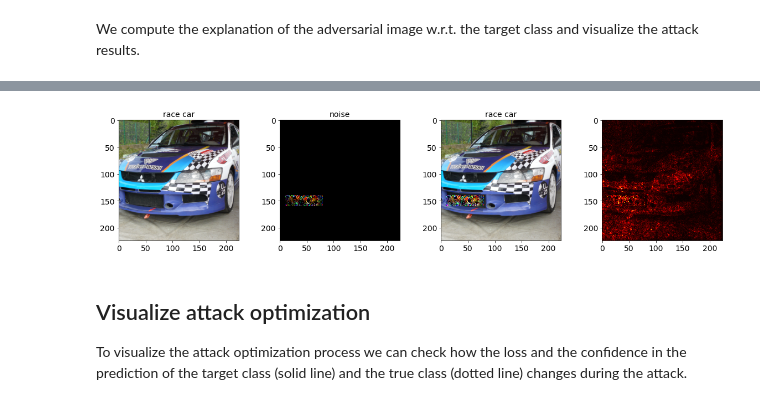
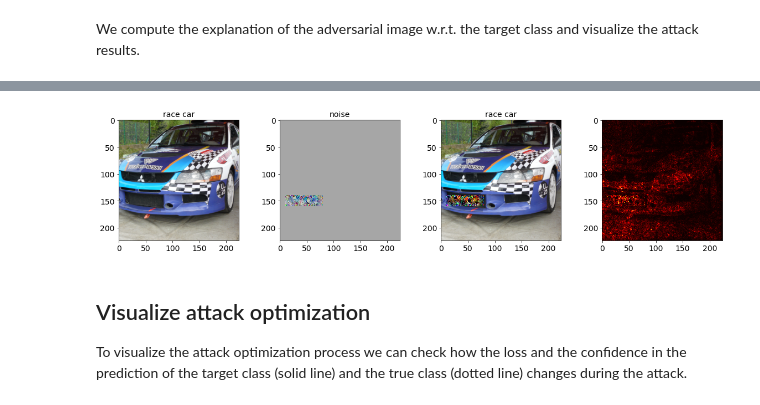
Before and after one commit to pralab/secml, a Jupyter notebook: tutorials/11-ImageNet_advanced.ipynb, the cells around one changed output, grey strips where cells are left out. Drawn from its saved outputs; the diff is of its cells as text; code cells hidden in the pictures.

```diff
--- a/tutorials/11-ImageNet_advanced.ipynb
+++ b/tutorials/11-ImageNet_advanced.ipynb
@@ -201,7 +201,6 @@ We compute the explanation of the adversarial image w.r.t. the target class and
 # compute the explanations w.r.t. the target class
 explainer = CExplainerIntegratedGradients(clf)
 expl = explainer.explain(adv_img, y=target_idx, m=300)
-
 
 fig = CFigure(height=4, width=20, fontsize=14)
 
@@ -209,10 +208,17 @@ fig.subplot(1, 4, 1)
 # plot the original image
 fig = plot_img(fig, img, label=pred_label)
 
+# compute the adversarial perturbation
+adv_noise =  adv_img - img
+
+# normalize perturbation for visualization
+diff_img = img - adv_img
+diff_img -= diff_img.min()
+diff_img /= diff_img.max()
+
+# plot the adversarial perturbation
 fig.subplot(1, 4, 2)
-# plot the perturbation
-adv_noise =  adv_img - img
-fig = plot_img(fig, adv_noise, label='noise')
+fig = plot_img(fig, diff_img, label='noise')
 
 fig.subplot(1, 4, 3)
 # plot the adversarial image
@@ -238,4 +242,4 @@ W1220 17:27:23.638270 140505801742080 image.py:648] Clipping input data to the v
-[figure, old version]
+[figure, new version]
 # %% [markdown]
 ## Visualize attack optimization
 
```
Also changed, not shown: parts of 2 cells of this notebook.
